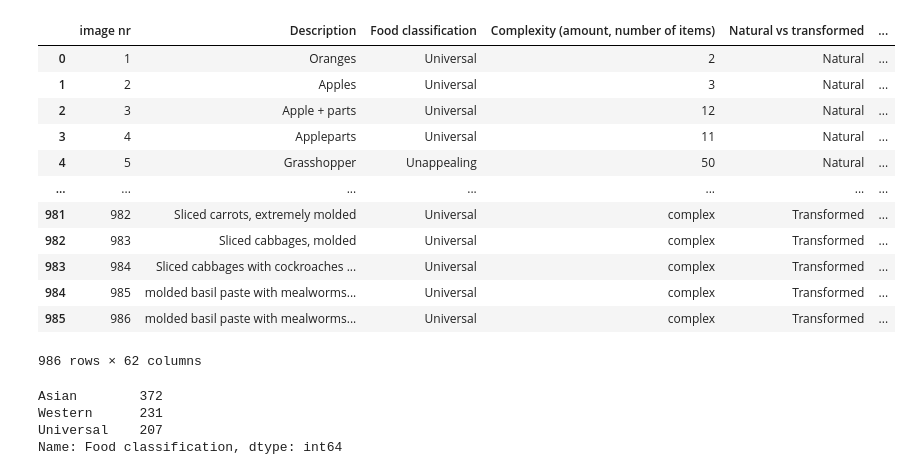
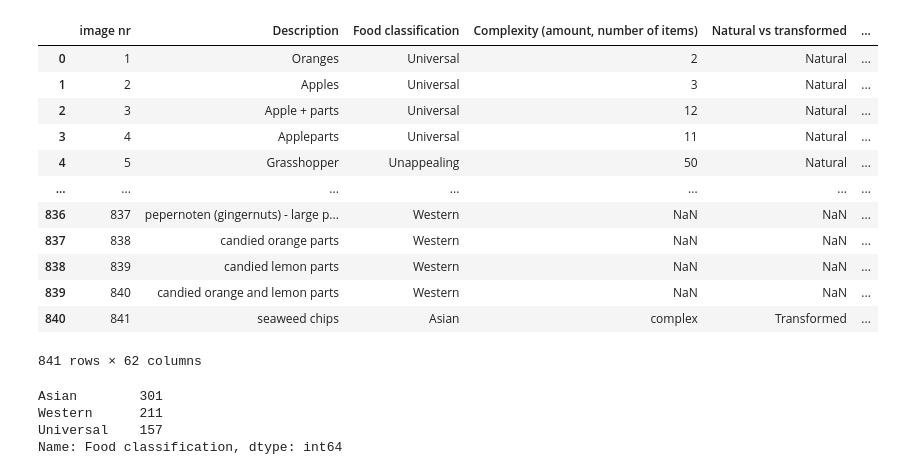
Before and after one commit to EvanLiu0/COGS118B-Project, a Jupyter notebook: Project.ipynb, the cells around one changed output. Cells and saved outputs as stored; diff of their text form; code cells hidden in the pictures.

```diff
--- a/Project.ipynb
+++ b/Project.ipynb
@@ -11,21 +11,22 @@ from sklearn.experimental import enable_iterative_imputer
 from sklearn.impute import IterativeImputer
 # %%
 df = pd.read_csv("refactored_foods.csv")
+df = df.iloc[:841,:]
 df
 # %% [output]
 |  | image nr | Description | Food classification | Complexity (amount, number of items) | Natural vs transformed | ... |
 | 0 | 1 | Oranges | Universal | 2 | Natural | ... |
 | 1 | 2 | Apples | Universal | 3 | Natural | ... |
 | 2 | 3 | Apple + parts | Universal | 12 | Natural | ... |
 | 3 | 4 | Appleparts | Universal | 11 | Natural | ... |
 | 4 | 5 | Grasshopper | Unappealing | 50 | Natural | ... |
 | ... | ... | ... | ... | ... | ... | ... |
-| 981 | 982 | Sliced carrots, extremely molded | Universal | complex | Transformed | ... |
-| 982 | 983 | Sliced cabbages, molded | Universal | complex | Transformed | ... |
-| 983 | 984 | Sliced cabbages with cockroaches ... | Universal | complex | Transformed | ... |
-| 984 | 985 | molded basil paste with mealworms... | Universal | complex | Transformed | ... |
-| 985 | 986 | molded basil paste with mealworms... | Universal | complex | Transformed | ... |
+| 836 | 837 | pepernoten (gingernuts) - large p... | Western | NaN | NaN | ... |
+| 837 | 838 | candied orange parts | Western | NaN | NaN | ... |
+| 838 | 839 | candied lemon parts | Western | NaN | NaN | ... |
+| 839 | 840 | candied orange and lemon parts | Western | NaN | NaN | ... |
+| 840 | 841 | seaweed chips | Asian | complex | Transformed | ... |
-986 rows × 62 columns
+841 rows × 62 columns
 # %%
 df = df.drop('image nr', axis=1)
 
@@ -39,9 +40,9 @@ df.reset_index(drop=True,inplace=True)
 #df = df.iloc[:,0:27]
 df['Food classification'].value_counts()
 # %% [output]
-Asian        372
-Western      231
-Universal    207
+Asian        301
+Western      211
+Universal    157
 Name: Food classification, dtype: int64
 # %%
 def standardize_classification(item):
```
Also changed, not shown: parts of 5 cells of this notebook.
